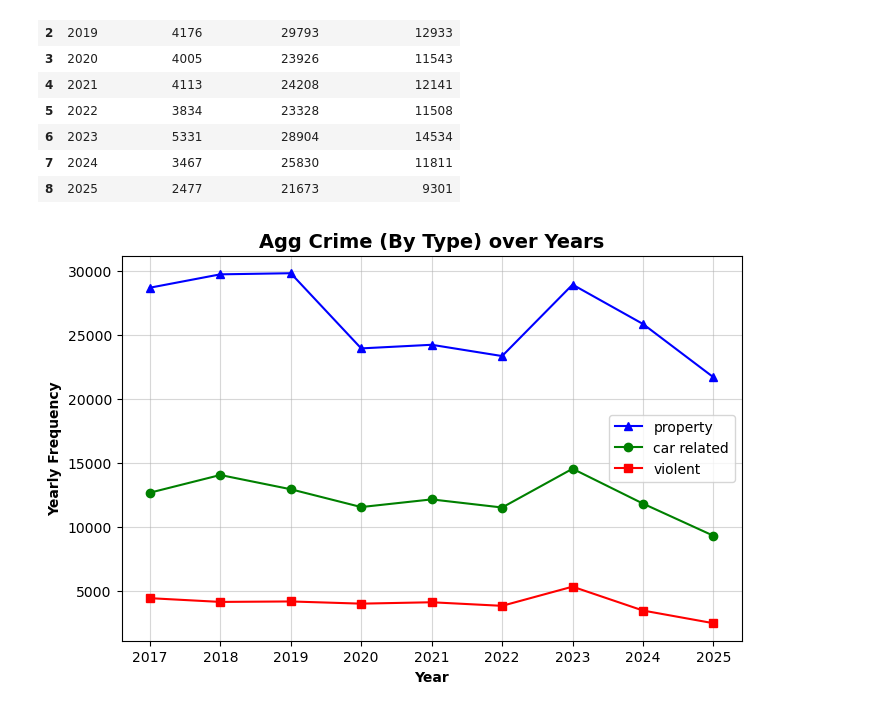
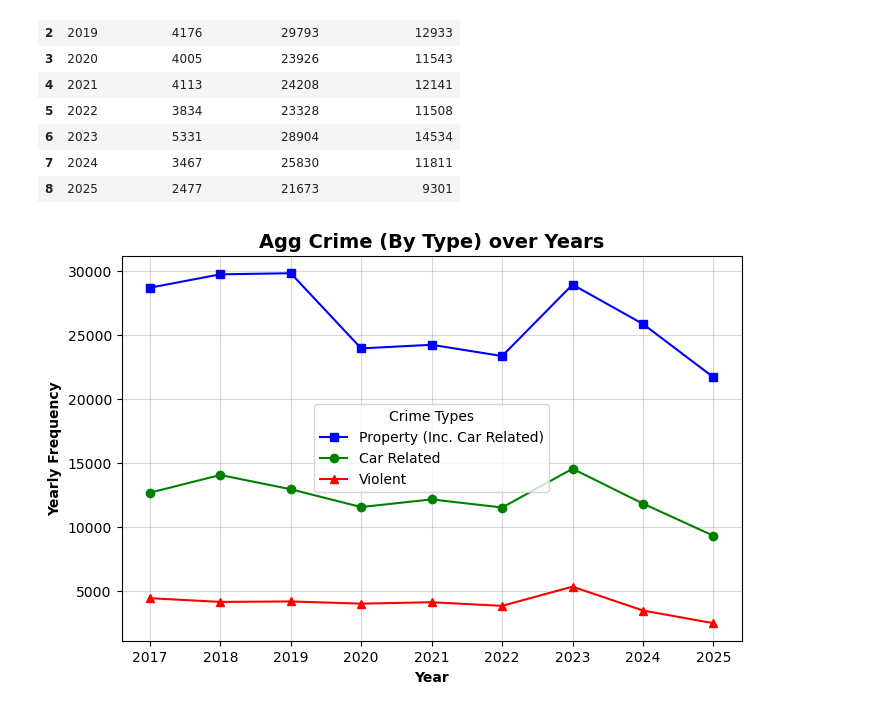
Before and after one commit to iansargent/DC-Metro-Crime, a Jupyter notebook: Scripts/Analysis/time_crime.ipynb, the cells around one changed output. Drawn from its saved outputs; the diff is of its cells as text; code cells hidden in the pictures.

Commit message:
added missing title

```diff
--- a/Scripts/Analysis/time_crime.ipynb
+++ b/Scripts/Analysis/time_crime.ipynb
@@ -86,15 +79,15 @@ agg_crime_data
 # %%
 # Line graph for violent_crime, property_crime and car_related_crime counts over years
 plt.figure(figsize = (8,5))
 x = agg_crime_data['year']
-plt.plot(x, agg_crime_data['property_crime'], 'b^-', label='property')
-plt.plot(x, agg_crime_data['car_related_crime'], 'go-', label='car related')
-plt.plot(x, agg_crime_data['violent_crime'], 'rs-', label='violent')
-plt.legend()
+plt.plot(x, agg_crime_data['property_crime'], 'bs-', label='Property (Inc. Car Related)')
+plt.plot(x, agg_crime_data['car_related_crime'], 'go-', label='Car Related')
+plt.plot(x, agg_crime_data['violent_crime'], 'r^-', label='Violent')
+plt.legend(title='Crime Types')
 plt.xlabel('Year', fontsize = 10, fontweight = 'bold')
 plt.ylabel('Yearly Frequency', fontsize = 10, fontweight = 'bold')
 plt.title('Agg Crime (By Type) over Years', fontsize = 14, fontweight = 'bold')
 plt.grid(True, alpha = 0.5)
 plt.show()
 # %% [output]
-[figure, old version]
+[figure, new version]
```
Also changed, not shown: parts of 2 cells of this notebook.
